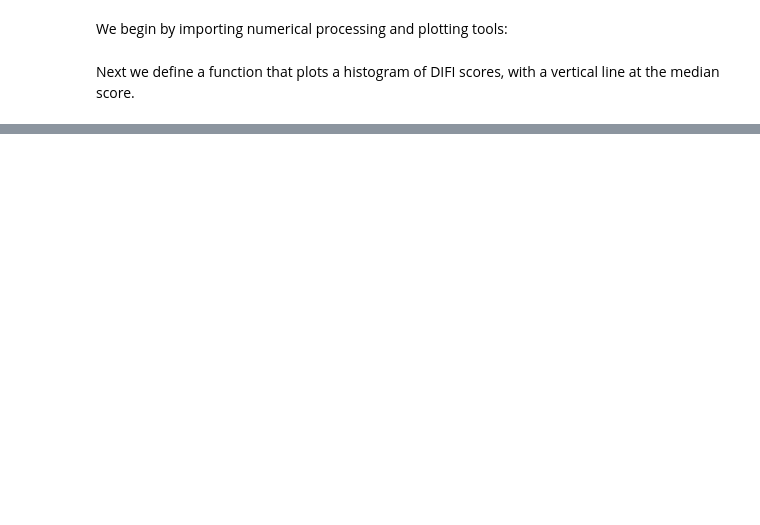
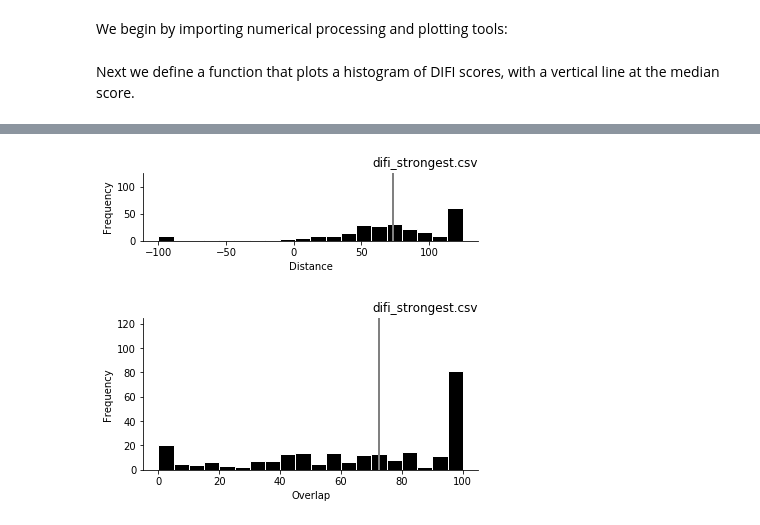
Before and after one commit to Dallinger/difi-validation, a Jupyter notebook: analysis.ipynb, the cells around one changed output, grey strips where cells are left out. Saved outputs shown, nothing was run; the diff lists cells and outputs as text; code cells hidden in the pictures; blank space fills up the shorter version.

```diff
--- a/analysis.ipynb
+++ b/analysis.ipynb
@@ -56,0 +49,6 @@ The eight target groups were:
+# %%
+plot("difi_strongest.csv", metric="Distance")
+plot("difi_strongest.csv", metric="Overlap")
+# %% [output]
+[figure, added]
+[figure, added]
```
Also changed, not shown: parts of 17 cells of this notebook.
